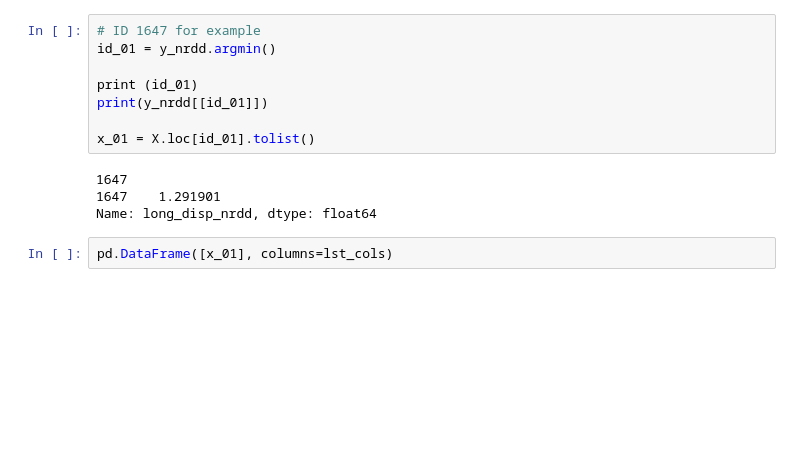
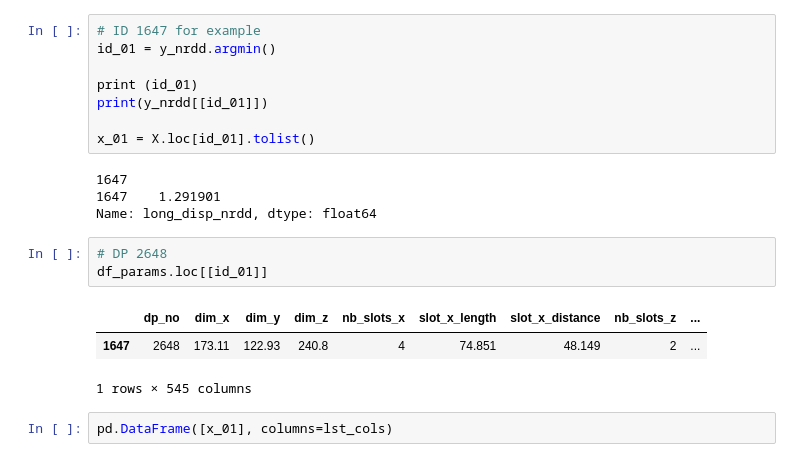
Before and after one commit to francoisbrouet/sep24_cds_int_us-welding, a Jupyter notebook: notebooks/7-optimization.ipynb, the cells around one changed output. Saved outputs shown, nothing was run; the diff lists cells and outputs as text; blank space fills up the shorter version.

```diff
--- a/notebooks/7-optimization.ipynb
+++ b/notebooks/7-optimization.ipynb
@@ -93,6 +94,13 @@ x_01 = X.loc[id_01].tolist()
 1647
 1647    1.291901
 Name: long_disp_nrdd, dtype: float64
+# %%
+# DP 2648
+df_params.loc[[id_01]]
+# %% [output]
+|  | dp_no | dim_x | dim_y | dim_z | nb_slots_x | slot_x_length | slot_x_distance | nb_slots_z | ... |
+| 1647 | 2648 | 173.11 | 122.93 | 240.8 | 4 | 74.851 | 48.149 | 2 | ... |
+1 rows × 545 columns
 # %%
 pd.DataFrame([x_01], columns=lst_cols)
 # %% [output]
```
Also changed, not shown: parts of 6 cells of this notebook, 2 other files.
